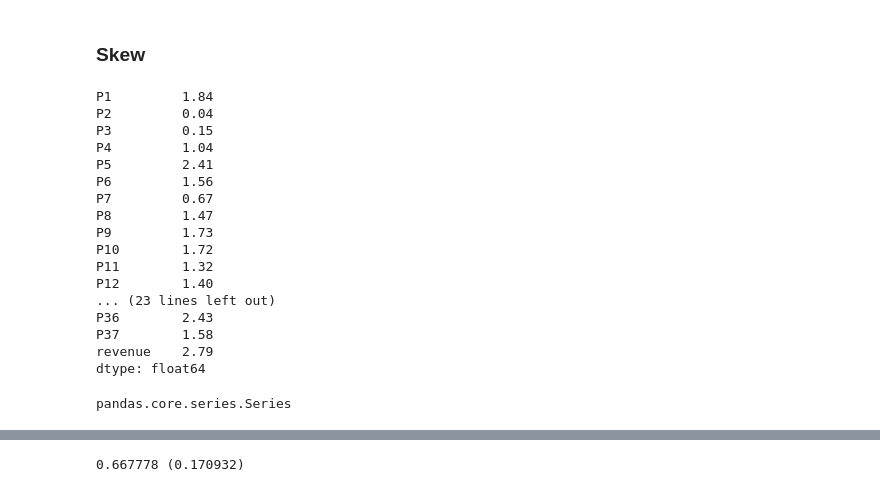
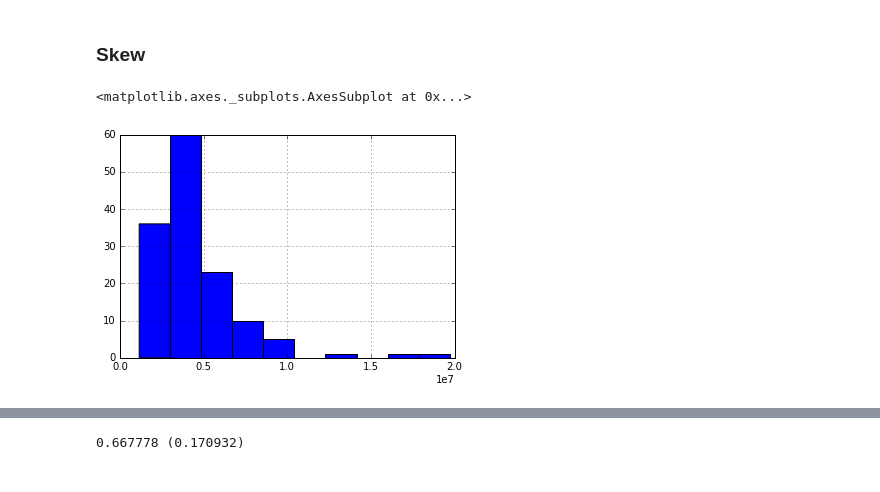
Before and after one commit to shintotm/Kaggle, a Jupyter notebook: RestaurantRevenuePrediction/python/Getting started - 2.ipynb, the cells around one changed output, grey strips where cells are left out. Cells and saved outputs as stored; diff of their text form; code cells hidden in the pictures.

```diff
--- a/RestaurantRevenuePrediction/python/Getting started - 2.ipynb
+++ b/RestaurantRevenuePrediction/python/Getting started - 2.ipynb
@@ -73,30 +73,10 @@ count  137.00  137.00  137.00  137.00  137.00  137.00  137.00  137.00  137.00
 max      8.00  1.97e+07
 # %% [markdown]
 ### Skew
-# %%
-skw = train_numeric.skew()
-print(skw)
-# %% [output]
-P1         1.84
-P2         0.04
-P3         0.15
-P4         1.04
-P5         2.41
-P6         1.56
-P7         0.67
-P8         1.47
-P9         1.73
-P10        1.72
-P11        1.32
-P12        1.40
-... (23 lines left out)
-P36        2.43
-P37        1.58
-revenue    2.79
-dtype: float64
 # %%
 import matplotlib.pyplot as plt
 %matplotlib inline
-type(skw)
+train_numeric['revenue'].hist()
 # %% [output]
-pandas.core.series.Series
+<matplotlib.axes._subplots.AxesSubplot at 0x...>
+[figure, added]
```
Also changed, not shown: parts of 5 cells of this notebook.
